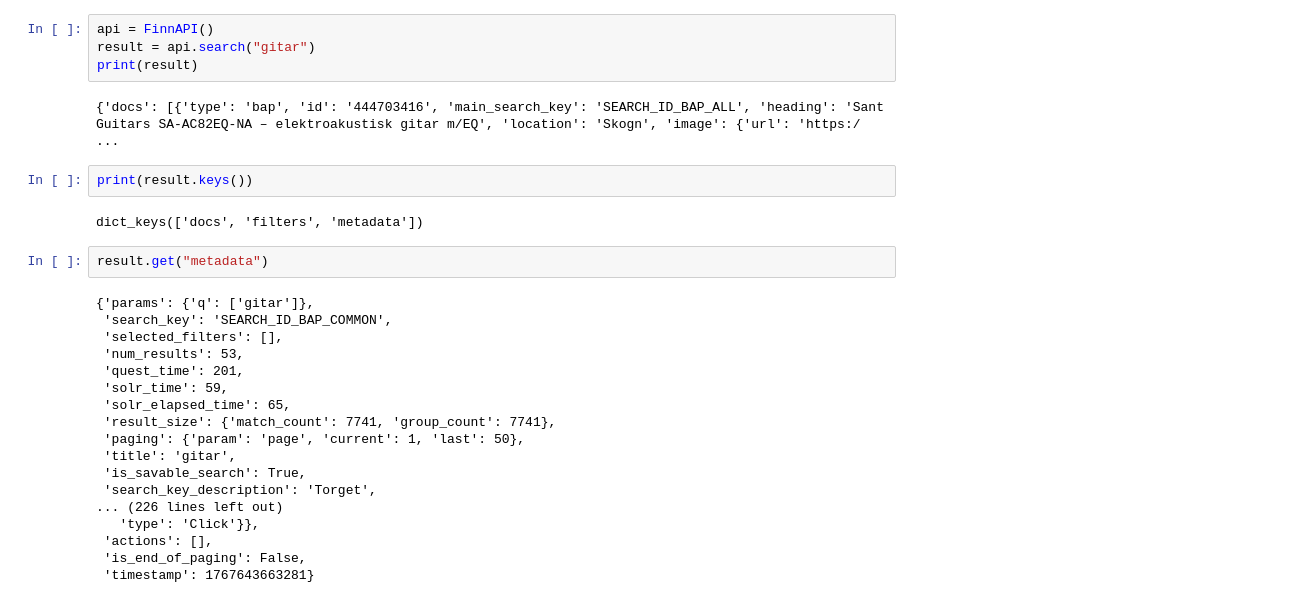
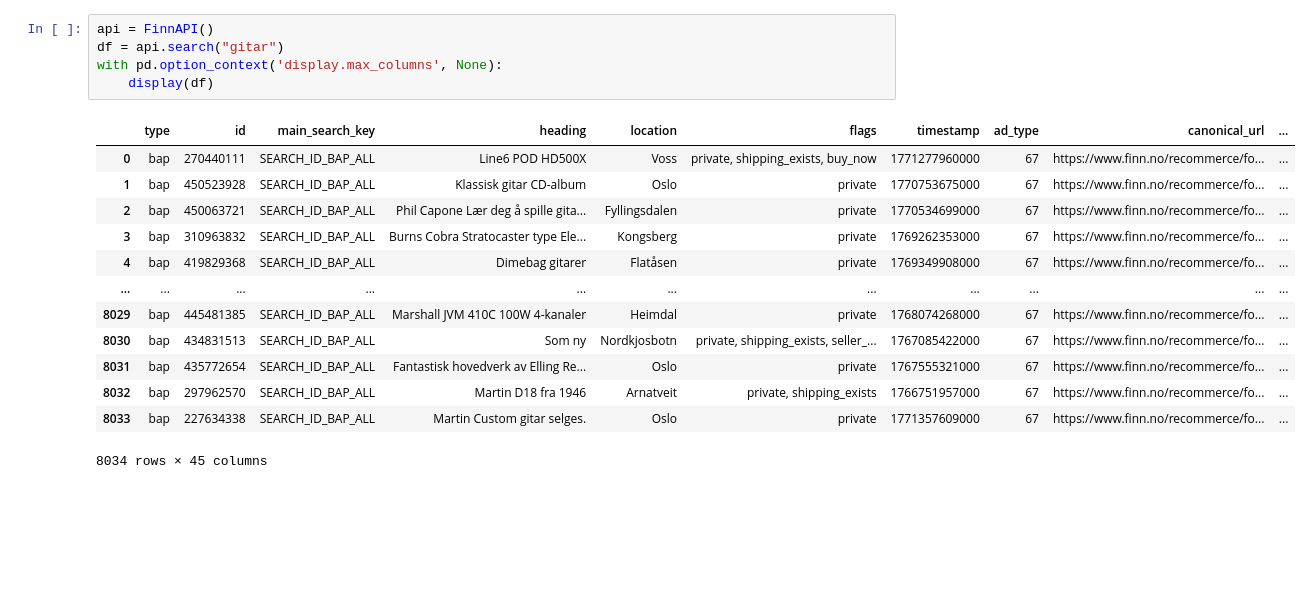
Before and after one commit to williamvsoma/finn-deals, a Jupyter notebook: notebooks/noe.ipynb, the cells around one changed output. Saved outputs shown, nothing was run; the diff lists cells and outputs as text; blank space fills up the shorter version.

```diff
--- a/notebooks/noe.ipynb
+++ b/notebooks/noe.ipynb
@@ -11,30 +36,19 @@ import pandas as pd
 # %%
 api = FinnAPI()
-result = api.search("gitar")
-print(result)
+df = api.search("gitar")
+with pd.option_context('display.max_columns', None):
+    display(df)
 # %% [output]
+|  | type | id | main_search_key | heading | location | flags | timestamp | ad_type | canonical_url | ... |
+| 0 | bap | 270440111 | SEARCH_ID_BAP_ALL | Line6 POD HD500X | Voss | private, shipping_exists, buy_now | 1771277960000 | 67 | https://www.finn.no/recommerce/fo... | ... |
+| 1 | bap | 450523928 | SEARCH_ID_BAP_ALL | Klassisk gitar CD-album | Oslo | private | 1770753675000 | 67 | https://www.finn.no/recommerce/fo... | ... |
+| 2 | bap | 450063721 | SEARCH_ID_BAP_ALL | Phil Capone Lær deg å spille gita... | Fyllingsdalen | private | 1770534699000 | 67 | https://www.finn.no/recommerce/fo... | ... |
+| 3 | bap | 310963832 | SEARCH_ID_BAP_ALL | Burns Cobra Stratocaster type Ele... | Kongsberg | private | 1769262353000 | 67 | https://www.finn.no/recommerce/fo... | ... |
+| 4 | bap | 419829368 | SEARCH_ID_BAP_ALL | Dimebag gitarer | Flatåsen | private | 1769349908000 | 67 | https://www.finn.no/recommerce/fo... | ... |
+| ... | ... | ... | ... | ... | ... | ... | ... | ... | ... | ... |
+| 8029 | bap | 445481385 | SEARCH_ID_BAP_ALL | Marshall JVM 410C 100W 4-kanaler | Heimdal | private | 1768074268000 | 67 | https://www.finn.no/recommerce/fo... | ... |
+| 8030 | bap | 434831513 | SEARCH_ID_BAP_ALL | Som ny | Nordkjosbotn | private, shipping_exists, seller_... | 1767085422000 | 67 | https://www.finn.no/recommerce/fo... | ... |
+| 8031 | bap | 435772654 | SEARCH_ID_BAP_ALL | Fantastisk hovedverk av Elling Re... | Oslo | private | 1767555321000 | 67 | https://www.finn.no/recommerce/fo... | ... |
+| 8032 | bap | 297962570 | SEARCH_ID_BAP_ALL | Martin D18 fra 1946 | Arnatveit | private, shipping_exists | 1766751957000 | 67 | https://www.finn.no/recommerce/fo... | ... |
+| 8033 | bap | 227634338 | SEARCH_ID_BAP_ALL | Martin Custom gitar selges. | Oslo | private | 1771357609000 | 67 | https://www.finn.no/recommerce/fo... | ... |
-{'docs': [{'type': 'bap', 'id': '444703416', 'main_search_key': 'SEARCH_ID_BAP_ALL', 'heading': 'Sant Guitars SA-AC82EQ-NA – elektroakustisk gitar m/EQ', 'location': 'Skogn', 'image': {'url': 'https:/ ...
+8034 rows × 45 columns
-# %%
-print(result.keys())
-# %% [output]
-dict_keys(['docs', 'filters', 'metadata'])
-# %%
-result.get("metadata")
-# %% [output]
-{'params': {'q': ['gitar']},
- 'search_key': 'SEARCH_ID_BAP_COMMON',
- 'selected_filters': [],
- 'num_results': 53,
- 'quest_time': 201,
- 'solr_time': 59,
- 'solr_elapsed_time': 65,
- 'result_size': {'match_count': 7741, 'group_count': 7741},
- 'paging': {'param': 'page', 'current': 1, 'last': 50},
- 'title': 'gitar',
- 'is_savable_search': True,
- 'search_key_description': 'Torget',
-... (226 lines left out)
-   'type': 'Click'}},
- 'actions': [],
- 'is_end_of_paging': False,
- 'timestamp': 1767643663281}
```
Also changed, not shown: parts of 9 cells of this notebook, 3 other files.
